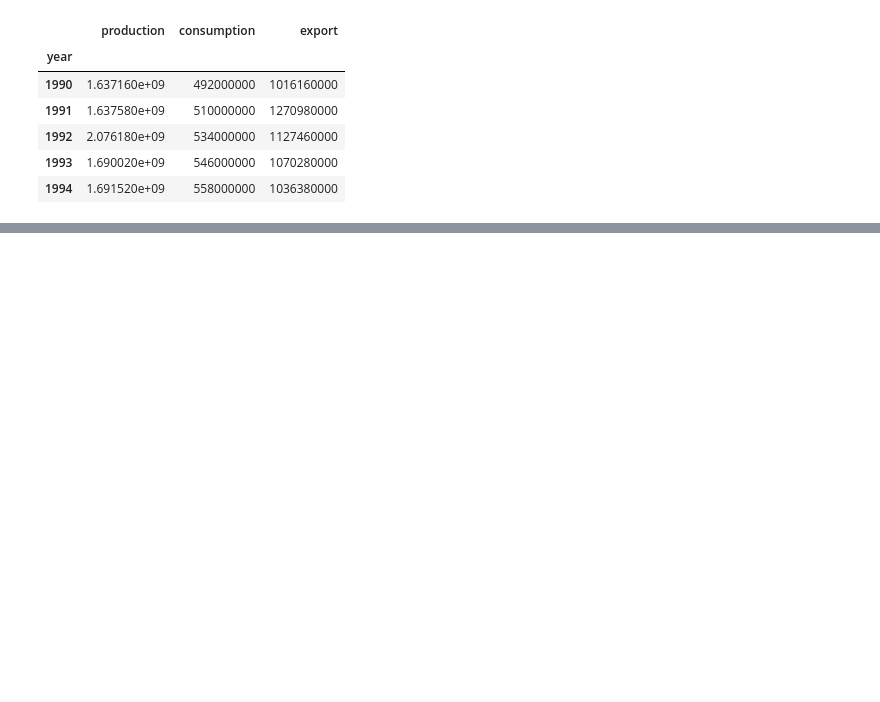
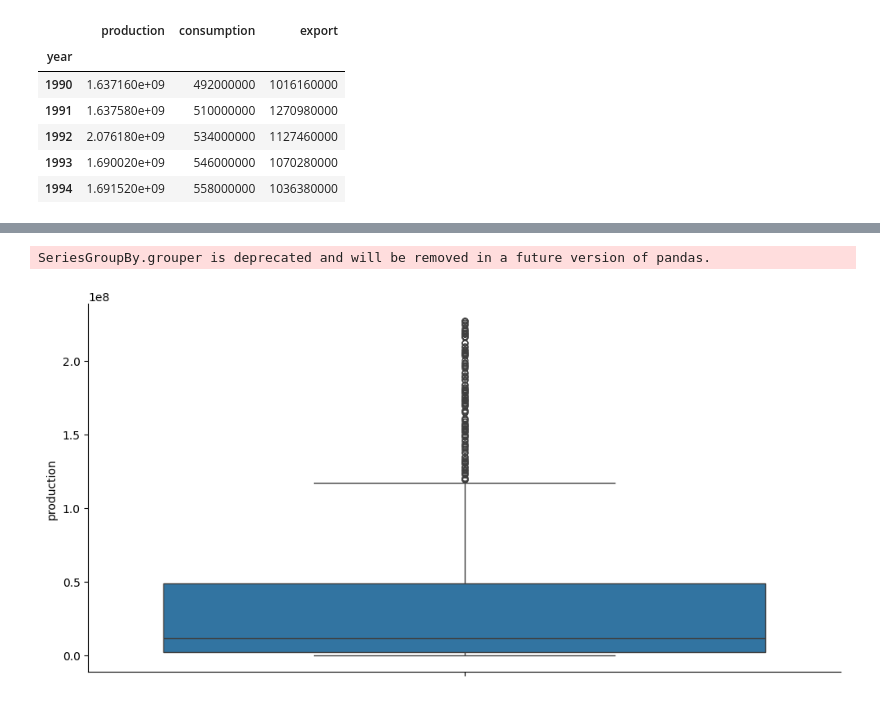
Before and after one commit to fea-dev-usp/Dia-Nacional-do-Cafe, a Jupyter notebook: coffee/app.ipynb, the cells around one changed output, grey strips where cells are left out. Drawn from its saved outputs; the diff is of its cells as text; code cells hidden in the pictures; blank space fills up the shorter version.

```diff
--- a/coffee/app.ipynb
+++ b/coffee/app.ipynb
@@ -205,0 +226,7 @@ fig.show()
+# %%
+sns.catplot(data=df, y='production', kind='box', height=5, aspect=2)
+
+plt.show()
+# %% [output]
+SeriesGroupBy.grouper is deprecated and will be removed in a future version of pandas.
+[figure, added]
```
Also changed, not shown: parts of 2 cells of this notebook.
